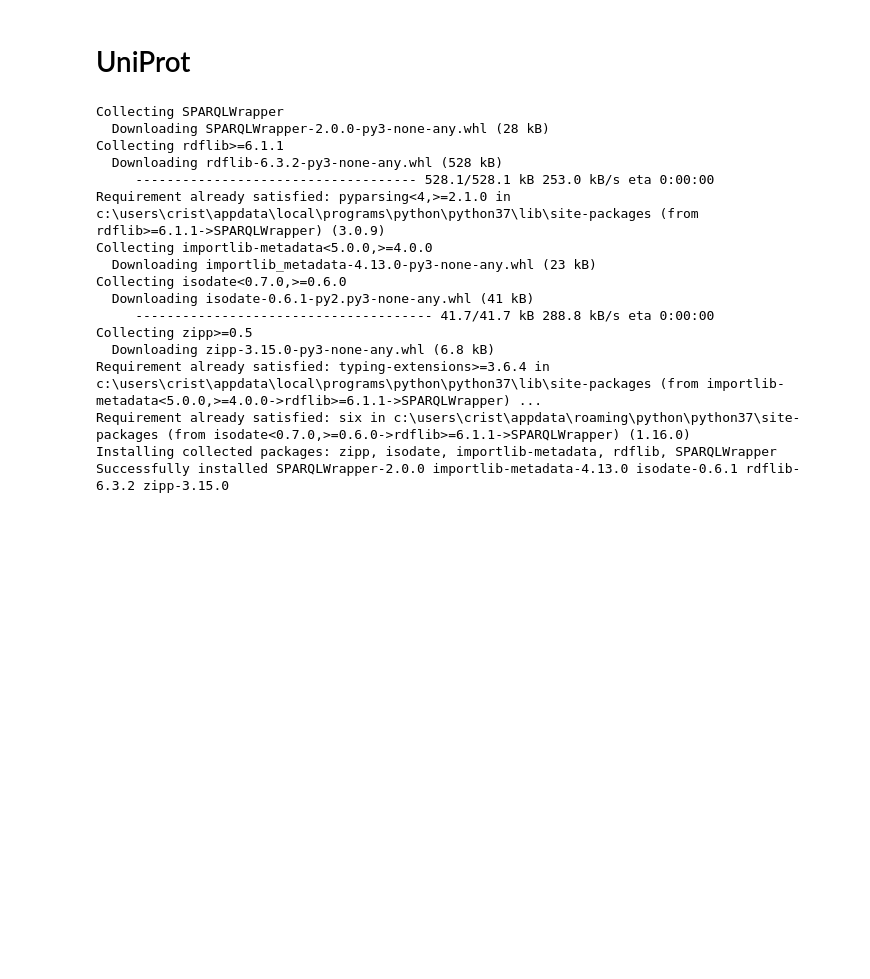
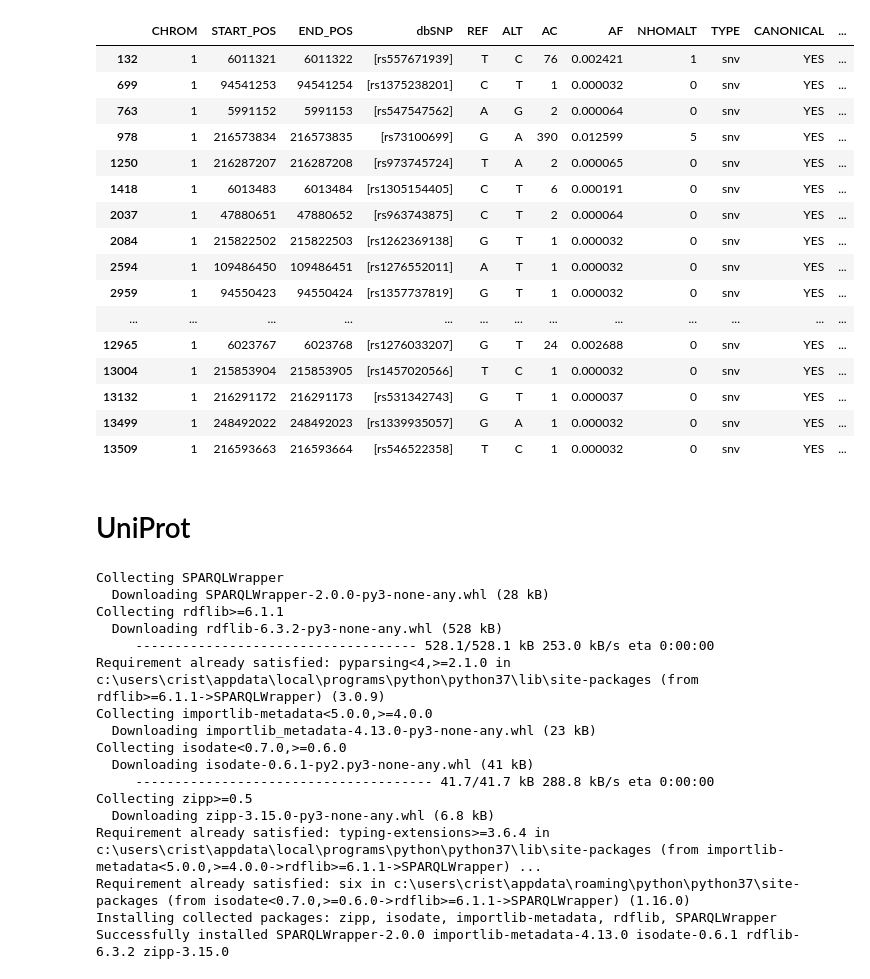
Before and after one commit to crodilla/Data_Analyst, a Jupyter notebook: EDA/GnomAD/gnomad.ipynb, the cells around one changed output. Drawn from its saved outputs; the diff is of its cells as text; code cells hidden in the pictures; blank space fills up the shorter version.

```diff
--- a/EDA/GnomAD/gnomad.ipynb
+++ b/EDA/GnomAD/gnomad.ipynb
@@ -16,0 +5,6 @@ import sqlite3
+# %%
+#pd.set_option('display.max_rows', None)
+pd.reset_option('display.max_rows')
+# %%
+RetDisorder_panel = pd.read_csv("Retinal_disorders.tsv", sep="\t")
+RetDisorder_panel
@@ -16,0 +58,3 @@ import sqlite3
+# %%
+gnomad_chr1 = pd.read_csv("Gnomad_chr1.csv")
+gnomad_chr1
@@ -16,0 +75,3 @@ import sqlite3
+# %%
+gnomad_chr1 = gnomad_chr1[gnomad_chr1["CANONICAL"] == "YES"].dropna(subset=['Symbol'])
+gnomad_chr1
@@ -17,3 +92,24 @@ import sqlite3
+# %%
+gnomad_retina = gnomad_chr1[gnomad_chr1['Symbol'].isin(RetDisorder_panel['Gene Symbol'])]
+gnomad_retina
+# %% [output]
+|  | CHROM | START_POS | END_POS | dbSNP | REF | ALT | AC | AF | NHOMALT | TYPE | CANONICAL | ... |
+| 132 | 1 | 6011321 | 6011322 | [rs557671939] | T | C | 76 | 0.002421 | 1 | snv | YES | ... |
+| 699 | 1 | 94541253 | 94541254 | [rs1375238201] | C | T | 1 | 0.000032 | 0 | snv | YES | ... |
+| 763 | 1 | 5991152 | 5991153 | [rs547547562] | A | G | 2 | 0.000064 | 0 | snv | YES | ... |
+| 978 | 1 | 216573834 | 216573835 | [rs73100699] | G | A | 390 | 0.012599 | 5 | snv | YES | ... |
+| 1250 | 1 | 216287207 | 216287208 | [rs973745724] | T | A | 2 | 0.000065 | 0 | snv | YES | ... |
+| 1418 | 1 | 6013483 | 6013484 | [rs1305154405] | C | T | 6 | 0.000191 | 0 | snv | YES | ... |
+| 2037 | 1 | 47880651 | 47880652 | [rs963743875] | C | T | 2 | 0.000064 | 0 | snv | YES | ... |
+| 2084 | 1 | 215822502 | 215822503 | [rs1262369138] | G | T | 1 | 0.000032 | 0 | snv | YES | ... |
+| 2594 | 1 | 109486450 | 109486451 | [rs1276552011] | A | T | 1 | 0.000032 | 0 | snv | YES | ... |
+| 2959 | 1 | 94550423 | 94550424 | [rs1357737819] | G | T | 1 | 0.000032 | 0 | snv | YES | ... |
+| ... | ... | ... | ... | ... | ... | ... | ... | ... | ... | ... | ... | ... |
+| 12965 | 1 | 6023767 | 6023768 | [rs1276033207] | G | T | 24 | 0.002688 | 0 | snv | YES | ... |
+| 13004 | 1 | 215853904 | 215853905 | [rs1457020566] | T | C | 1 | 0.000032 | 0 | snv | YES | ... |
+| 13132 | 1 | 216291172 | 216291173 | [rs531342743] | G | T | 1 | 0.000037 | 0 | snv | YES | ... |
+| 13499 | 1 | 248492022 | 248492023 | [rs1339935057] | G | A | 1 | 0.000032 | 0 | snv | YES | ... |
+| 13509 | 1 | 216593663 | 216593664 | [rs546522358] | T | C | 1 | 0.000032 | 0 | snv | YES | ... |
 # %% [markdown]
 # UniProt
 # %%
```
Also changed, not shown: parts of 9 cells of this notebook, 3 other files.
